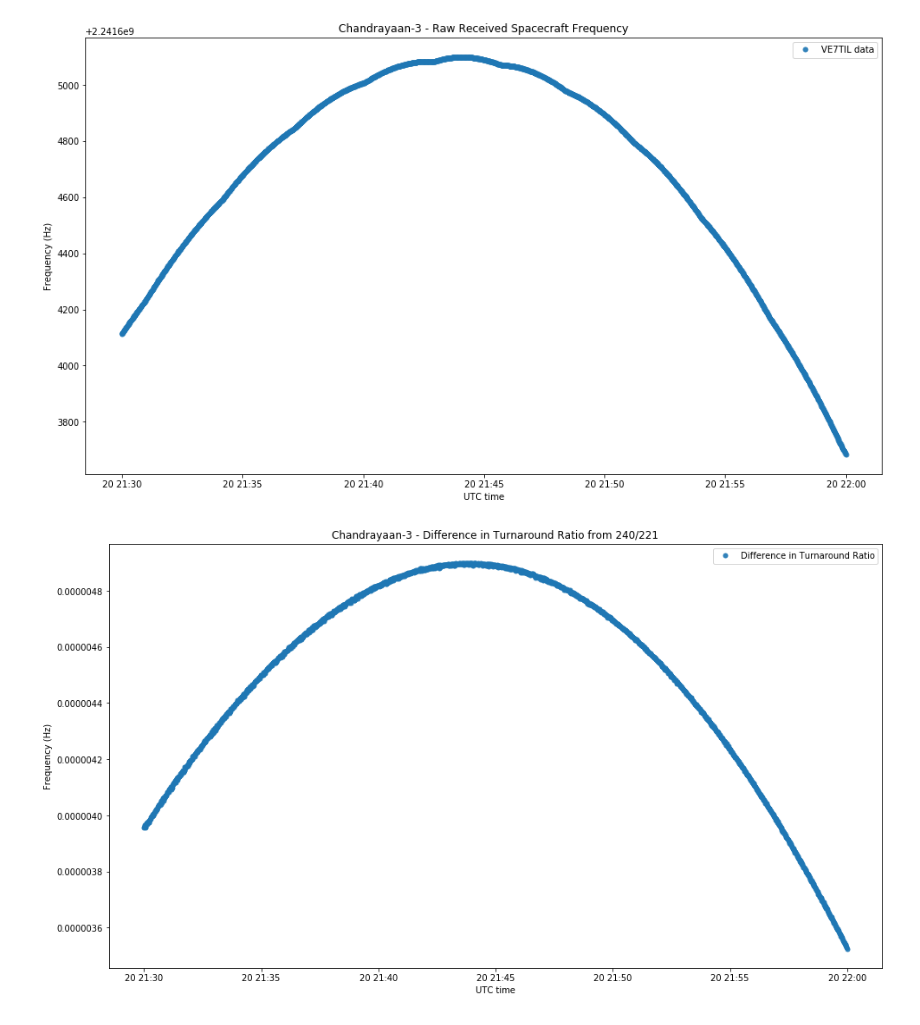
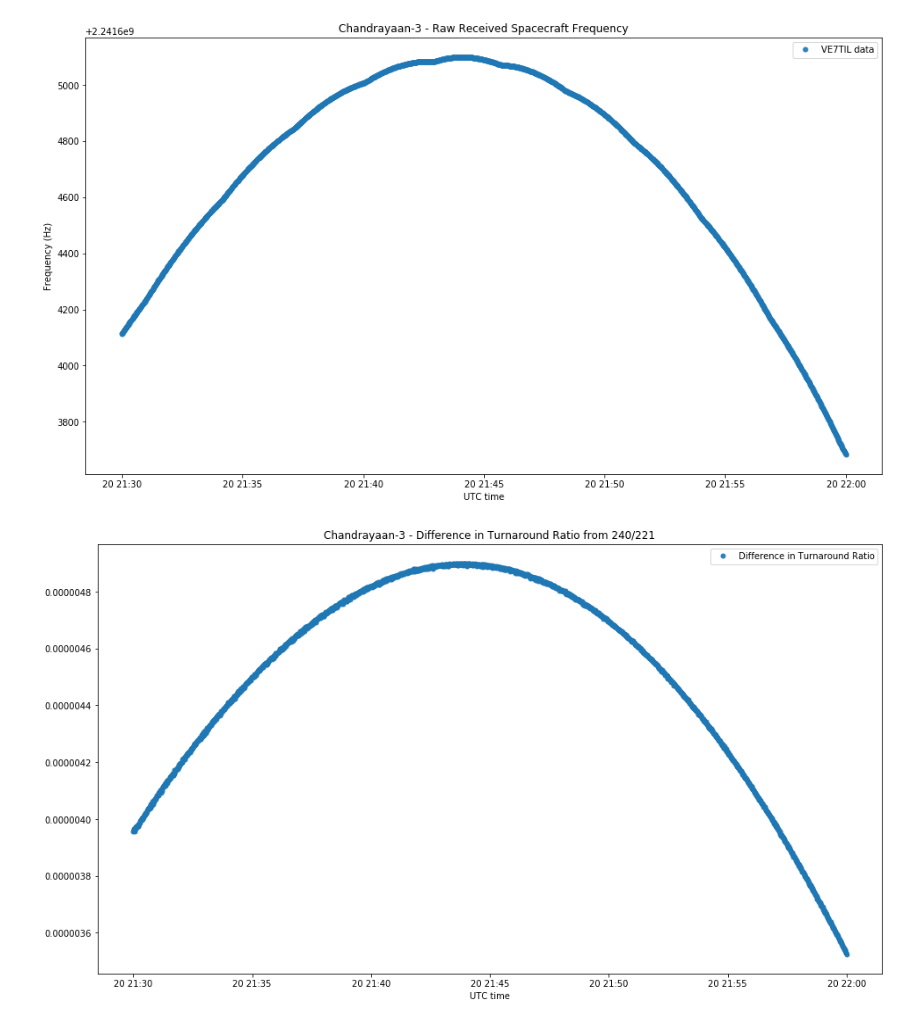
Before and after one commit to ScottTilley/CH3, a Jupyter notebook: Doppler/eme/EME_test.ipynb, the cells around one changed output. Drawn from its saved outputs; the diff is of its cells as text; code cells hidden in the pictures.

```diff
--- a/Doppler/eme/EME_test.ipynb
+++ b/Doppler/eme/EME_test.ipynb
@@ -88,10 +101,10 @@ plt.show();
 # %%
 turnaround_ratio = freq_down_data / freq_transmit
 plt.plot(t_up_data.datetime,turnaround_ratio - (240/221),'.',markersize=10, alpha=25, label = 'Difference in Turnaround Ratio')
 plt.title('Chandrayaan-3 - Difference in Turnaround Ratio from 240/221')
-plt.ylabel('Frequency (Hz)')
+plt.ylabel('')
 plt.xlabel('UTC time')
 plt.legend();
 plt.show();
 # %% [output]
-[figure, old version]
+[figure, new version]
```
Also changed, not shown: parts of 1 cell of this notebook.
